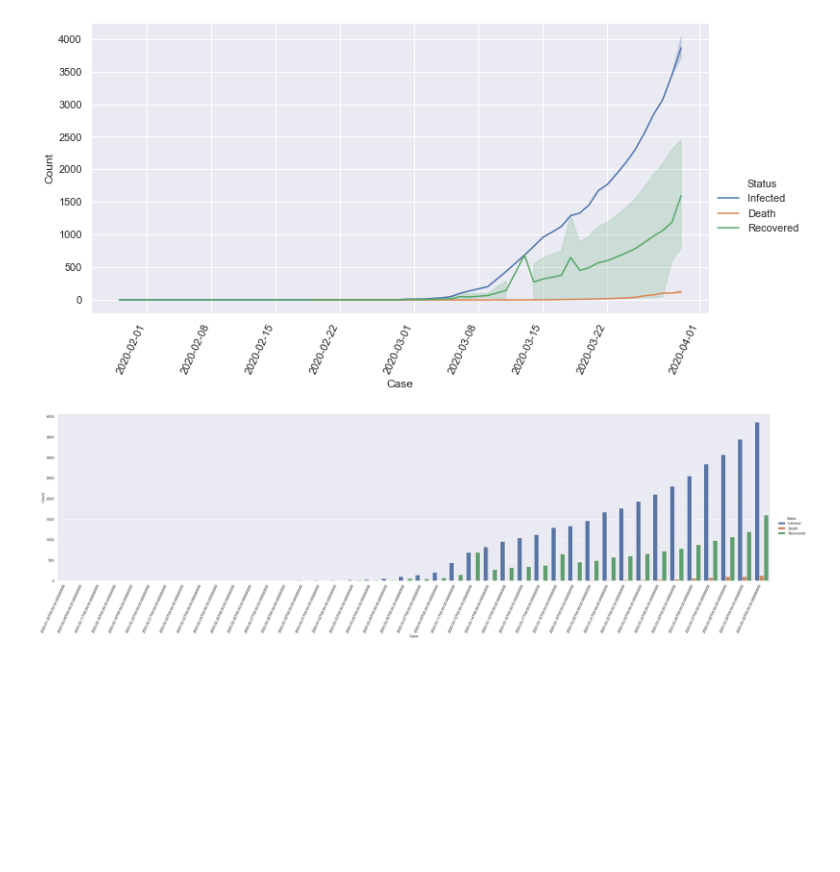
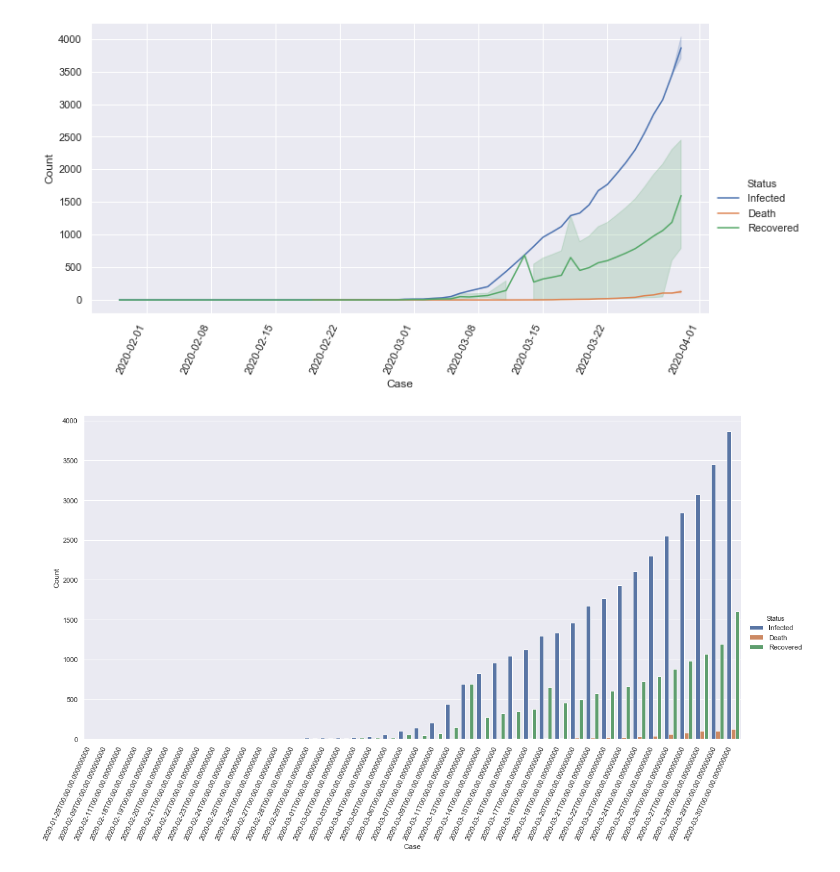
Before and after one commit to rizvi-kth/python-cronicals, a Jupyter notebook: ML/Corona_Case/notebooks/Sweden_corona.ipynb, the cells around one changed output. Cells and saved outputs as stored; diff of their text form; code cells hidden in the pictures; blank space fills up the shorter version.

```diff
--- a/ML/Corona_Case/notebooks/Sweden_corona.ipynb
+++ b/ML/Corona_Case/notebooks/Sweden_corona.ipynb
@@ -216,7 +216,7 @@ ax.set_xticklabels(rotation=65, horizontalalignment='right');
 # %%
 #sns.catplot(x="Case", kind="count", hue="Status", palette="ch:.25", data=aus_all_pdf);
 sns.set(rc={'figure.figsize':(20.7,8.27)})
-ax = sns.catplot(x="Case", y="Count", hue="Status", kind="bar", ci=None, height=8,aspect=4, data=aus_all_pdf);
+ax = sns.catplot(x="Case", y="Count", hue="Status", kind="bar", ci=None, height=8, aspect=2, data=aus_all_pdf);
 ax.set_xticklabels(rotation=65, horizontalalignment='right');
 # %% [output]
-[figure, old version]
+[figure, new version]
```
